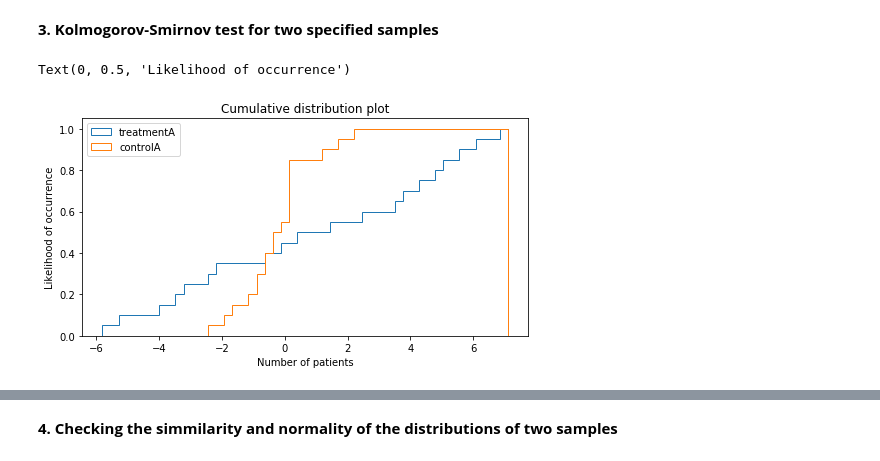
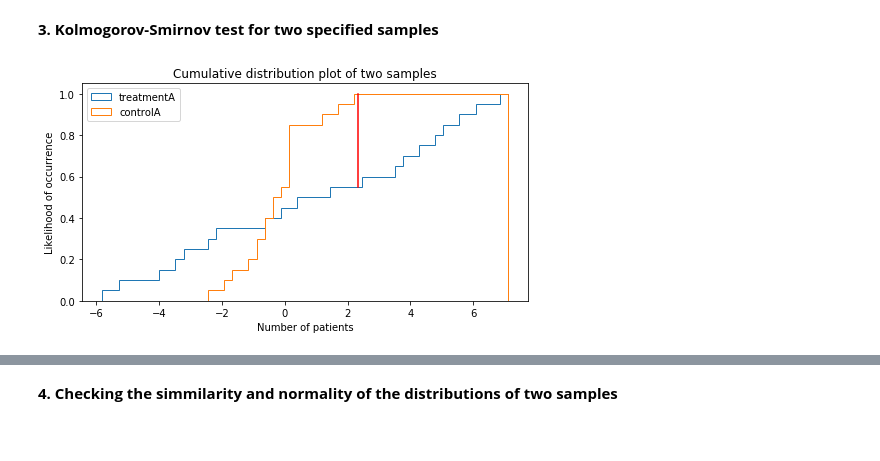
Before and after one commit to Netherwulf/data-science-toolkit, a Jupyter notebook: normality_tests.ipynb, the cells around one changed output, grey strips where cells are left out. Saved outputs shown, nothing was run; the diff lists cells and outputs as text; code cells hidden in the pictures.

Commit message:
Add Shapiro-Wilk tests and plot distance function
Add Shapiro-Wilk tests and function drawing line at the point of biggest difference between two plots

```diff
--- a/normality_tests.ipynb
+++ b/normality_tests.ipynb
@@ -38,29 +39,41 @@ Text(0, 0.5, 'Likelihood of occurrence')
 # %% [markdown]
 <b>3. Kolmogorov-Smirnov test for two specified samples</b>
 # %%
+def max_distance_line(axes, cdf_values1, cdf_values2, bins, color='red'):
+    ind_max = np.argmax(np.abs(cdf_values1-cdf_values2))
+    line = mlines.Line2D([(bins[ind_max+1]+bins[ind_max])/2.,
+                           (bins[ind_max+1]+bins[ind_max])/2.],
+                          [cdf_values1[ind_max],
+                           cdf_values2[ind_max]],
+                          color=color)
+    axes.add_line(line)
+
 controlA = [0.22, -0.87, -2.39, -1.79, 0.37, -1.54, 1.28, -0.31,
 -0.74, 1.72, 0.38, -0.17, -0.62 , -1.10, 0.30, 0.15,
 2.30, 0.19, -0.50, -0.09]
 
 treatmentA = [-5.13, -2.19, -2.43, -3.83, 0.50, -3.25, 4.32, 1.63,
 5.18, -0.43, 7.11, 4.87, -3.10, -5.81, 3.76, 6.31,
 2.58, 0.07, 5.76, 3.50]
 
+distance, x_location = max_distance_cumulative(controlA, treatmentA)
+
 fig, ax = plt.subplots(figsize=(8, 4))
 
 n, bins, patches = ax.hist(treatmentA, 50, density=True, histtype='step',
                            cumulative=True, label='treatmentA')
 
-ax.hist(controlA, bins=bins, density=True, histtype='step',
+n_control, bins_control, patches_control = ax.hist(controlA, bins=bins, density=True, histtype='step',
                            cumulative=True, label='controlA')
 
 ax.legend(loc='upper left')
-ax.set_title('Cumulative distribution plot')
+ax.set_title('Cumulative distribution plot of two samples')
 ax.set_xlabel('Number of patients')
 ax.set_ylabel('Likelihood of occurrence')
+
+max_distance_line(ax, cdf_values1=n, cdf_values2=n_control, bins=bins, color='red')
 # %% [output]
-Text(0, 0.5, 'Likelihood of occurrence')
-[figure, old version]
+[figure, new version]
 # %%
 stat, p = ks_2samp(treatmentA, controlA)
 print('Maximum distance between two cumulative distribution plots: \t {0}'.format(stat))
```
Also changed, not shown: parts of 11 cells of this notebook.
